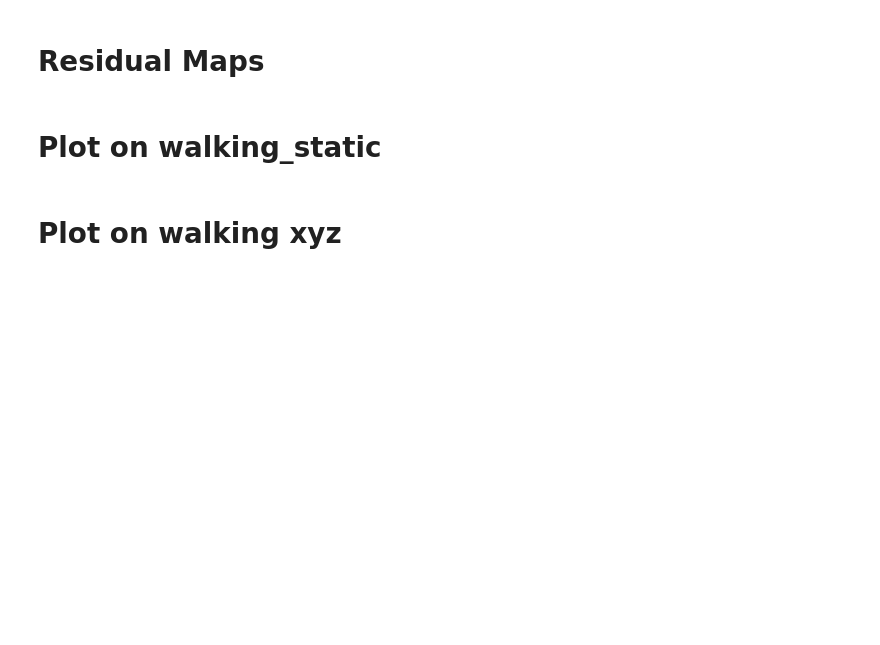
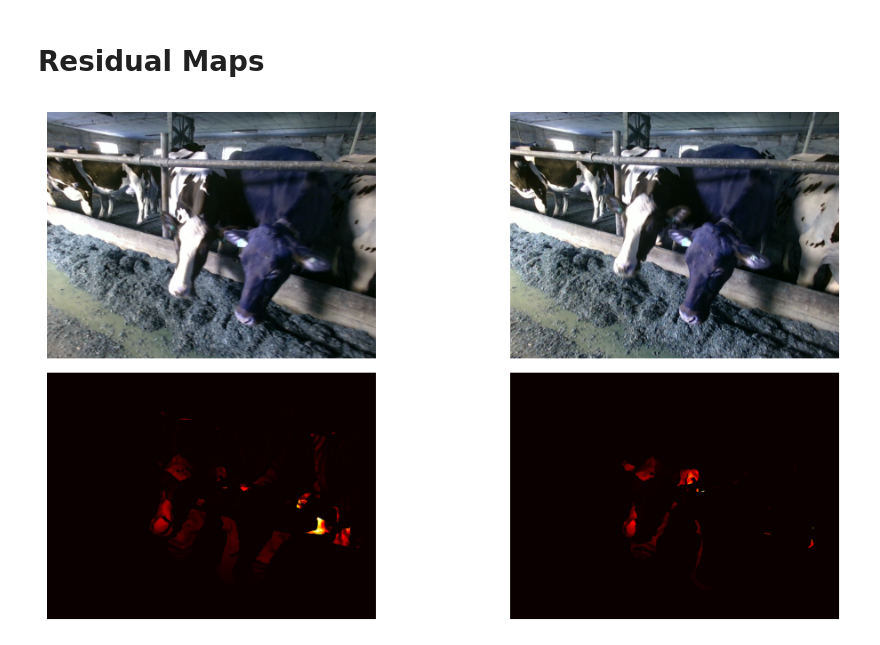
Before and after one commit to Hauke-Haufe/Bachelor, a Jupyter notebook: odometry/present_test.ipynb, the cells around one changed output. Cells and saved outputs as stored; diff of their text form; code cells hidden in the pictures; blank space fills up the shorter version.

```diff
--- a/odometry/present_test.ipynb
+++ b/odometry/present_test.ipynb
@@ -49,2 +2,0 @@ plot_residual_map(method)
-# %% [markdown]
-# Plot on walking_static
@@ -68,2 +2,0 @@ plot_graph(pcd, [graph], trajec_only, without_frames)
-# %% [markdown]
-# Plot on walking xyz
@@ -86,0 +3,54 @@ plot_graph(pcd, [graph], trajec_only, without_frames)
+# %%
+import open3d as o3d
+from PIL import Image
+import matplotlib.pyplot as plt
+import numpy as np
+
+def plot_residual_map(method):
+
+    source = Image.open("presentation_data/sample_sensor_data/color/source.png")
+    source = np.array(source)
+
+    target = Image.open("presentation_data/sample_sensor_data/color/target.png")
+    target = np.array(target)
+
+    rm_p2p_pre =  np.load("presentation_data/r_map_data/p2p_pre.npy")
+    rm_p2p_after = np.load("presentation_data/r_map_data/p2p_after.npy")
+
+    rm_hybrid_pre = np.load("presentation_data/r_map_data/hybrid_pre.npy")
+    rm_hybrid_after = np.load("presentation_data/r_map_data/hybrid_after.npy")
+
+    rm_intesity_pre = np.load("presentation_data/r_map_data/intensity_pre.npy")
+    rm_intesity_after = np.load("presentation_data/r_map_data/intensity_after.npy")
+
+    if method == "p2p":
+        rm_pre = rm_p2p_pre
+        rm_after = rm_p2p_after
+    elif method == "hybrid":
+        rm_pre = rm_hybrid_pre
+        rm_after = rm_hybrid_after
+    elif method == "intensity":
+        rm_pre = rm_intesity_pre
+        rm_after = rm_intesity_after
+    else:
+        raise ValueError("Unknown method: {}".format(method))
+
+    fig, ax = plt.subplots(2, 2, figsize=(12, 6))
+    ax[0][0].imshow(source)
+    ax[0][0].axis('off')
+
+    ax[0][1].imshow(target)
+    ax[0][1].axis('off')
+
+    ax[1][0].imshow(rm_pre, cmap='hot')
+    ax[1][0].axis('off')
+
+    ax[1][1].imshow(rm_after, cmap='hot')
+    ax[1][1].axis('off')
+
+    plt.tight_layout()
+    plt.show()
+
+plot_residual_map("p2p")
+# %% [output]
+[figure, added]
```
Also changed, not shown: parts of 3 cells of this notebook, 8 other files.
